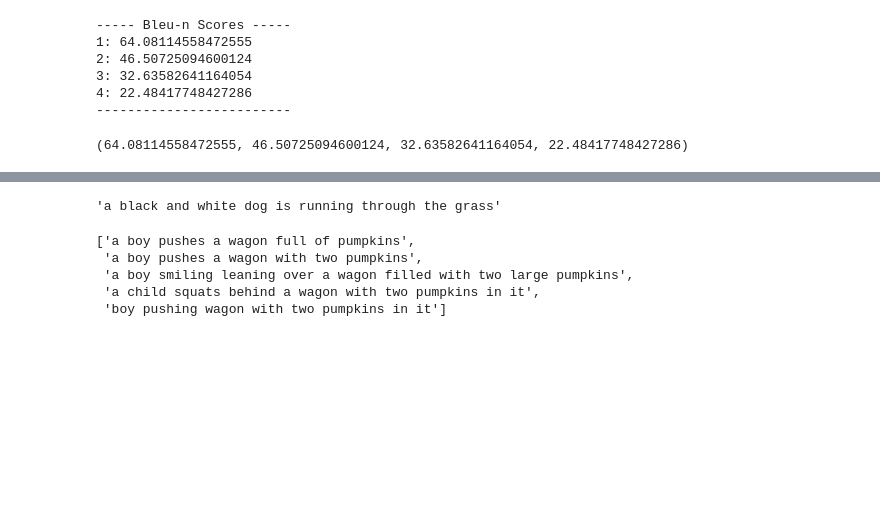
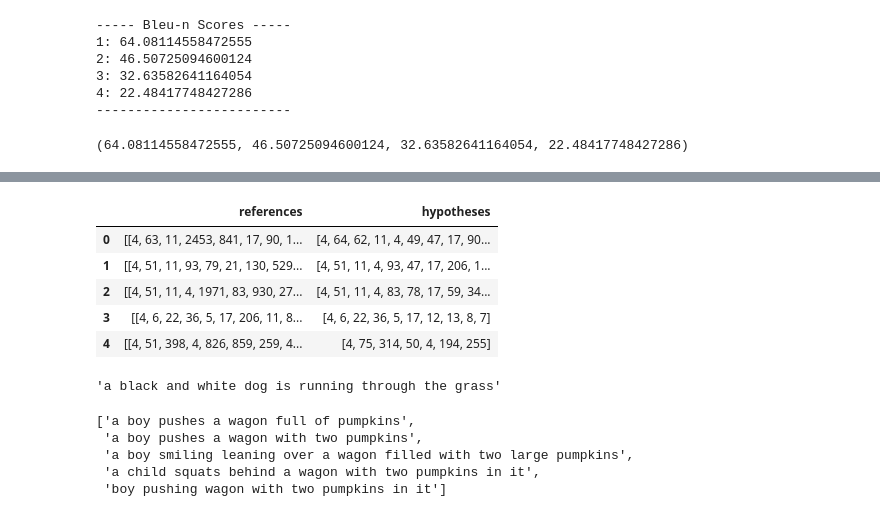
Before and after one commit to moaaztaha/Image-Captioning, a Jupyter notebook: Evaluate.ipynb, the cells around one changed output, grey strips where cells are left out. Drawn from its saved outputs; the diff is of its cells as text; code cells hidden in the pictures; blank space fills up the shorter version.

```diff
--- a/Evaluate.ipynb
+++ b/Evaluate.ipynb
@@ -409,3 +429,13 @@ print_scores(references, hypotheses)
+# %%
+df = pd.read_json("evaluation_df.json")
+df.head()
+# %% [output]
+|  | references | hypotheses |
+| 0 | [[4, 63, 11, 2453, 841, 17, 90, 1... | [4, 64, 62, 11, 4, 49, 47, 17, 90... |
+| 1 | [[4, 51, 11, 93, 79, 21, 130, 529... | [4, 51, 11, 4, 93, 47, 17, 206, 1... |
+| 2 | [[4, 51, 11, 4, 1971, 83, 930, 27... | [4, 51, 11, 4, 83, 78, 17, 59, 34... |
+| 3 | [[4, 6, 22, 36, 5, 17, 206, 11, 8... | [4, 6, 22, 36, 5, 17, 12, 13, 8, 7] |
+| 4 | [[4, 51, 398, 4, 826, 859, 259, 4... | [4, 75, 314, 50, 4, 194, 255] |
 # %%
 hs = [" ".join(word for word in sent) for sent in vocab.indextostring(hypotheses)]
 rs = []
```
Also changed, not shown: parts of 6 cells of this notebook, 1 other file.
